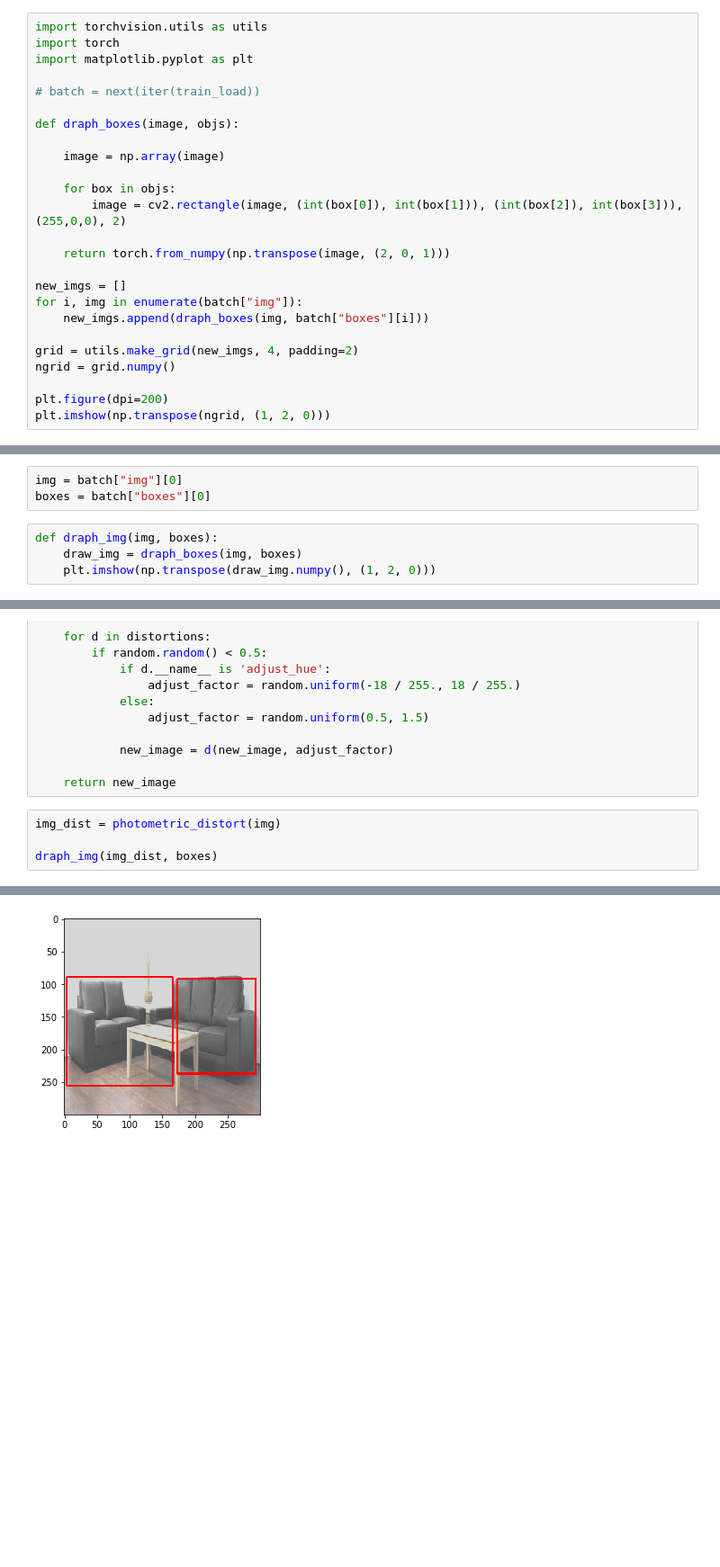
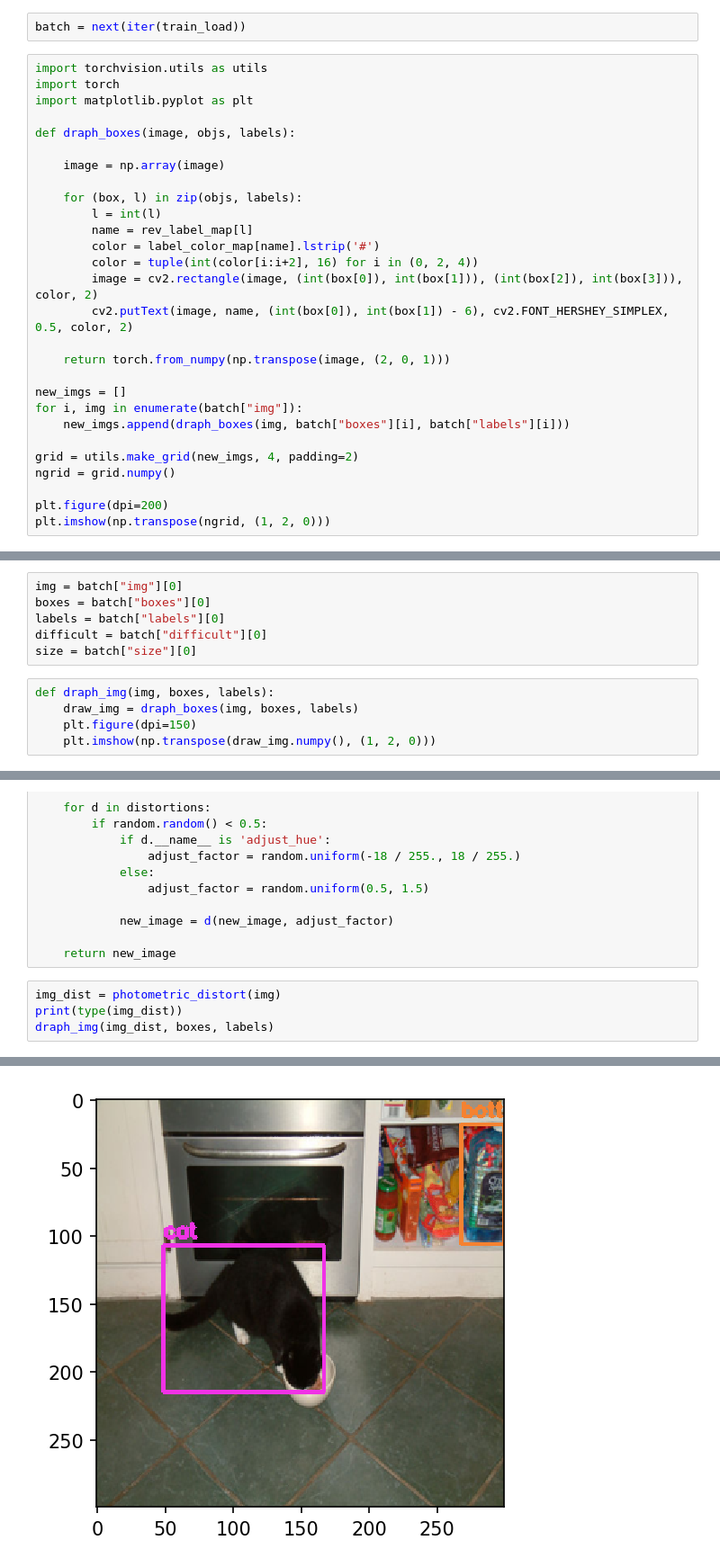
Before and after one commit to PavloZakala/ML_projects, a Jupyter notebook: object_detecion.ipynb, the cells around one changed output, grey strips where cells are left out. Shown at 90% size. Cells and saved outputs as stored; diff of their text form; blank space fills up the shorter version.

```diff
--- a/object_detecion.ipynb
+++ b/object_detecion.ipynb
@@ -97,25 +110,30 @@ train_load = DataLoader(train_dataset, batch_size=BATCH_SIZE, shuffle=True,
                         collate_fn=my_collate_fn)
 val_load = DataLoader(val_dataset, batch_size=BATCH_SIZE,
                         num_workers=0, pin_memory=True)
+# %%
+batch = next(iter(train_load))
 # %%
 import torchvision.utils as utils
 import torch
 import matplotlib.pyplot as plt
 
-# batch = next(iter(train_load))
-
-def draph_boxes(image, objs):
+def draph_boxes(image, objs, labels):
 
     image = np.array(image)
 
-    for box in objs:
-        image = cv2.rectangle(image, (int(box[0]), int(box[1])), (int(box[2]), int(box[3])), (255,0,0), 2)
+    for (box, l) in zip(objs, labels):
+        l = int(l)
+        name = rev_label_map[l]
+        color = label_color_map[name].lstrip('#')
+        color = tuple(int(color[i:i+2], 16) for i in (0, 2, 4))
+        image = cv2.rectangle(image, (int(box[0]), int(box[1])), (int(box[2]), int(box[3])), color, 2)
+        cv2.putText(image, name, (int(box[0]), int(box[1]) - 6), cv2.FONT_HERSHEY_SIMPLEX, 0.5, color, 2)
 
     return torch.from_numpy(np.transpose(image, (2, 0, 1)))
 
 new_imgs = []
 for i, img in enumerate(batch["img"]):
-    new_imgs.append(draph_boxes(img, batch["boxes"][i]))
+    new_imgs.append(draph_boxes(img, batch["boxes"][i], batch["labels"][i]))
 
 grid = utils.make_grid(new_imgs, 4, padding=2)
 ngrid = grid.numpy()
@@ -142,8 +160,12 @@ def flip(image, boxes):
 # %%
 img = batch["img"][0]
 boxes = batch["boxes"][0]
+labels = batch["labels"][0]
+difficult = batch["difficult"][0]
+size = batch["size"][0]
 # %%
-def draph_img(img, boxes):
-    draw_img = draph_boxes(img, boxes)
+def draph_img(img, boxes, labels):
+    draw_img = draph_boxes(img, boxes, labels)
+    plt.figure(dpi=150)
     plt.imshow(np.transpose(draw_img.numpy(), (1, 2, 0)))
 # %%
@@ -180,6 +202,6 @@ def photometric_distort(image):
     return new_image
 # %%
 img_dist = photometric_distort(img)
-
-draph_img(img_dist, boxes)
+print(type(img_dist))
+draph_img(img_dist, boxes, labels)
 # %% [output]
@@ -186 +209 @@ draph_img(img_dist, boxes)
-[figure, old version]
+[figure, new version]
```
Also changed, not shown: parts of 17 cells of this notebook.
